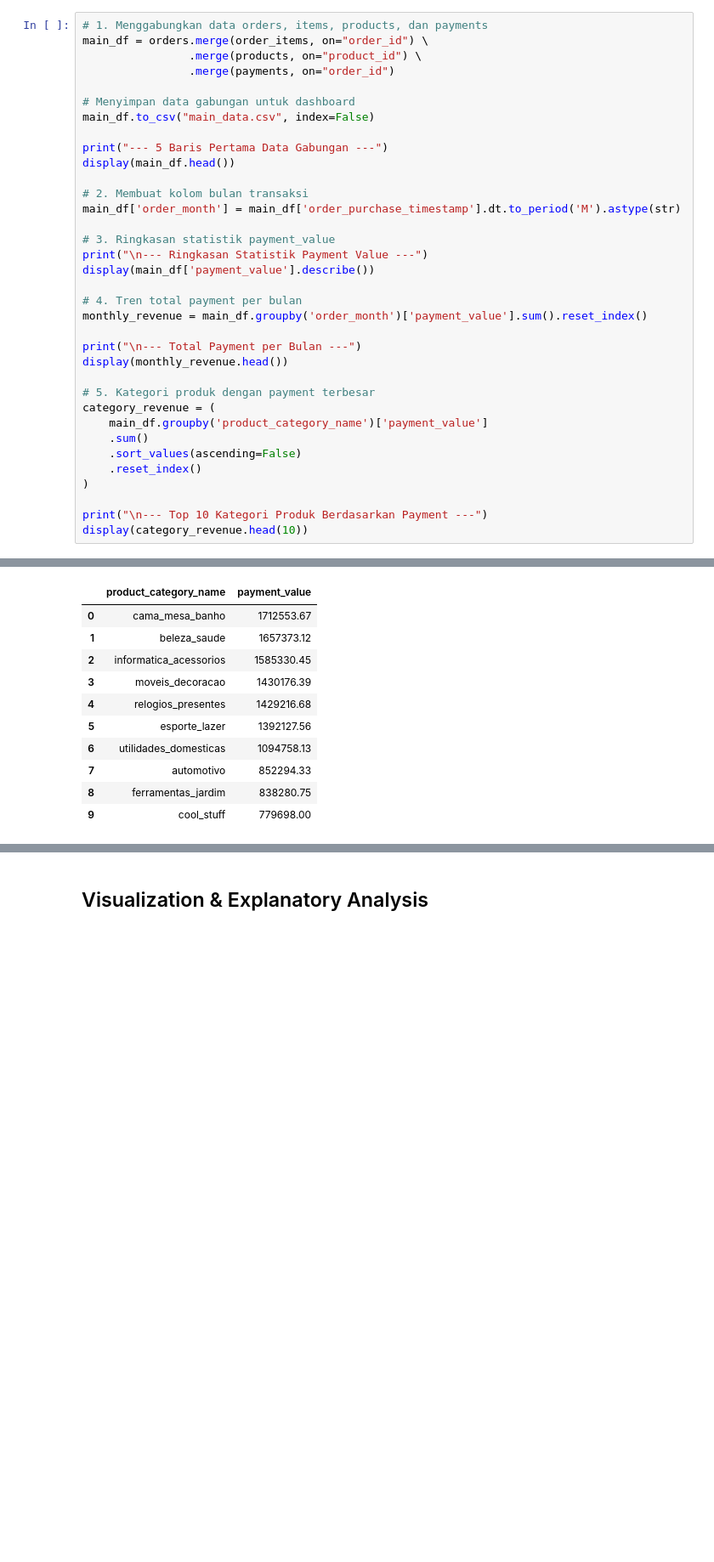
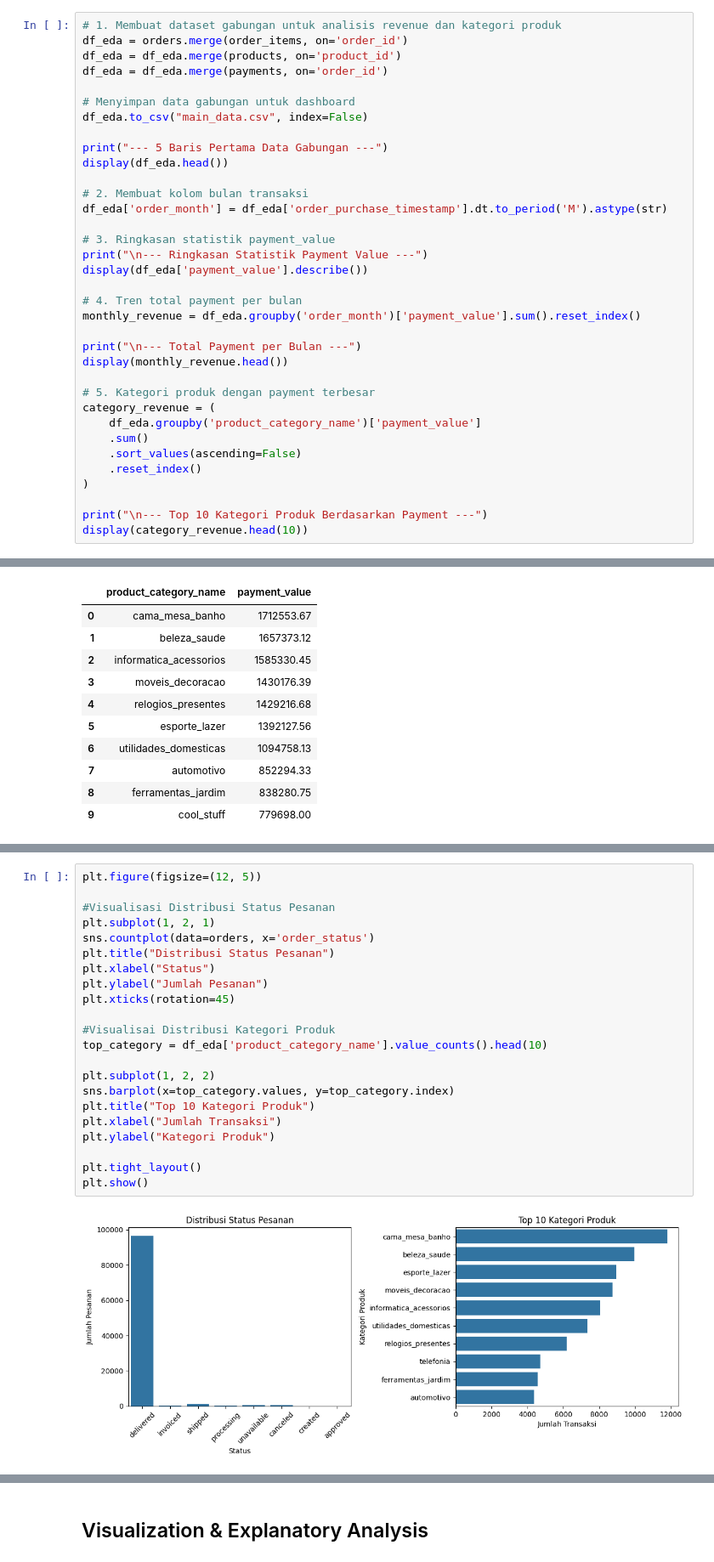
Before and after one commit to faizinnoval/analisis-data-by-asah, a Jupyter notebook: Proyek_Analisis_Data.ipynb, the cells around one changed output, grey strips where cells are left out. Shown at 85% size. Cells and saved outputs as stored; diff of their text form; blank space fills up the shorter version.

```diff
--- a/Proyek_Analisis_Data.ipynb
+++ b/Proyek_Analisis_Data.ipynb
@@ -407,31 +236,31 @@ DataFrame 'orders' telah diperbarui dengan data yang sudah dibersihkan.
 # %%
-# 1. Menggabungkan data orders, items, products, dan payments
-main_df = orders.merge(order_items, on="order_id") \
-                .merge(products, on="product_id") \
-                .merge(payments, on="order_id")
+# 1. Membuat dataset gabungan untuk analisis revenue dan kategori produk
+df_eda = orders.merge(order_items, on='order_id')
+df_eda = df_eda.merge(products, on='product_id')
+df_eda = df_eda.merge(payments, on='order_id')
 
 # Menyimpan data gabungan untuk dashboard
-main_df.to_csv("main_data.csv", index=False)
+df_eda.to_csv("main_data.csv", index=False)
 
 print("--- 5 Baris Pertama Data Gabungan ---")
-display(main_df.head())
+display(df_eda.head())
 
 # 2. Membuat kolom bulan transaksi
-main_df['order_month'] = main_df['order_purchase_timestamp'].dt.to_period('M').astype(str)
+df_eda['order_month'] = df_eda['order_purchase_timestamp'].dt.to_period('M').astype(str)
 
 # 3. Ringkasan statistik payment_value
 print("\n--- Ringkasan Statistik Payment Value ---")
-display(main_df['payment_value'].describe())
+display(df_eda['payment_value'].describe())
 
 # 4. Tren total payment per bulan
-monthly_revenue = main_df.groupby('order_month')['payment_value'].sum().reset_index()
+monthly_revenue = df_eda.groupby('order_month')['payment_value'].sum().reset_index()
 
 print("\n--- Total Payment per Bulan ---")
 display(monthly_revenue.head())
 
 # 5. Kategori produk dengan payment terbesar
 category_revenue = (
-    main_df.groupby('product_category_name')['payment_value']
+    df_eda.groupby('product_category_name')['payment_value']
     .sum()
     .sort_values(ascending=False)
     .reset_index()
@@ -625,0 +315,24 @@ Name: count, dtype: int64
+# %%
+plt.figure(figsize=(12, 5))
+
+#Visualisasi Distribusi Status Pesanan
+plt.subplot(1, 2, 1)
+sns.countplot(data=orders, x='order_status')
+plt.title("Distribusi Status Pesanan")
+plt.xlabel("Status")
+plt.ylabel("Jumlah Pesanan")
+plt.xticks(rotation=45)
+
+#Visualisai Distribusi Kategori Produk
+top_category = df_eda['product_category_name'].value_counts().head(10)
+
+plt.subplot(1, 2, 2)
+sns.barplot(x=top_category.values, y=top_category.index)
+plt.title("Top 10 Kategori Produk")
+plt.xlabel("Jumlah Transaksi")
+plt.ylabel("Kategori Produk")
+
+plt.tight_layout()
+plt.show()
+# %% [output]
+[figure, added]
```
Also changed, not shown: parts of 54 cells of this notebook, 2 other files.
